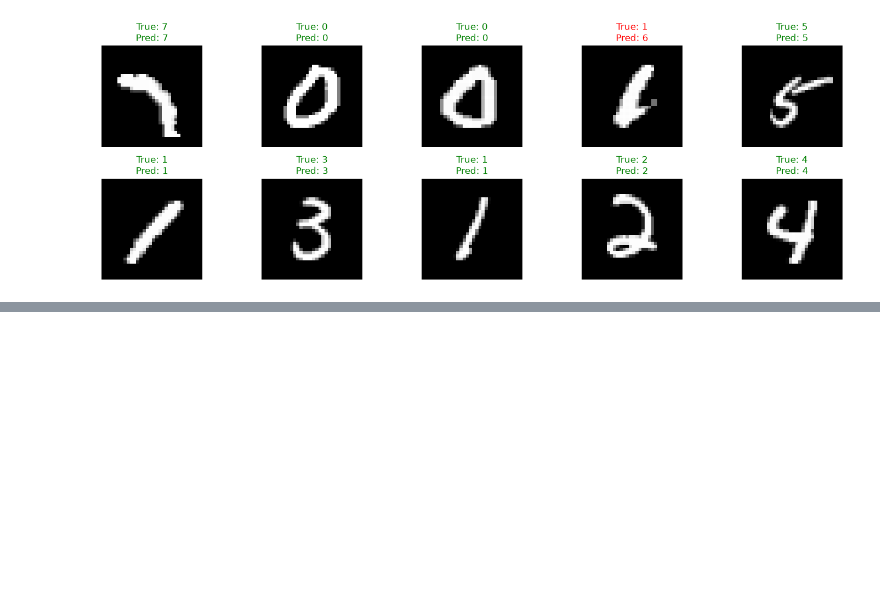
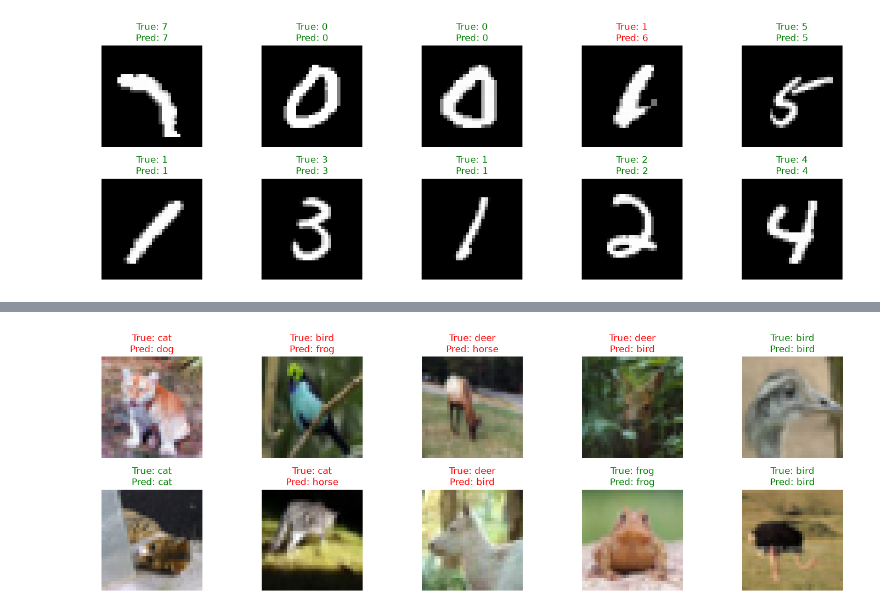
Before and after one commit to casual-coder12/LeNet-5, a Jupyter notebook: notebooks/lenet5.ipynb, the cells around one changed output, grey strips where cells are left out. Cells and saved outputs as stored; diff of their text form; code cells hidden in the pictures; blank space fills up the shorter version.

```diff
--- a/notebooks/lenet5.ipynb
+++ b/notebooks/lenet5.ipynb
@@ -131,0 +245,9 @@ plot_sample_predictions(
+# %%
+# Visualize random test set samples with green/red prediction status labels
+plot_sample_predictions(
+    model=model,
+    dataset=test_ds,
+    dataset_name=DATASET_NAME,
+    num_samples=10
+)
+# %% [output]
@@ -131,0 +255 @@ plot_sample_predictions(
+[figure, added]
```
Also changed, not shown: parts of 11 cells of this notebook, 4 other files.
